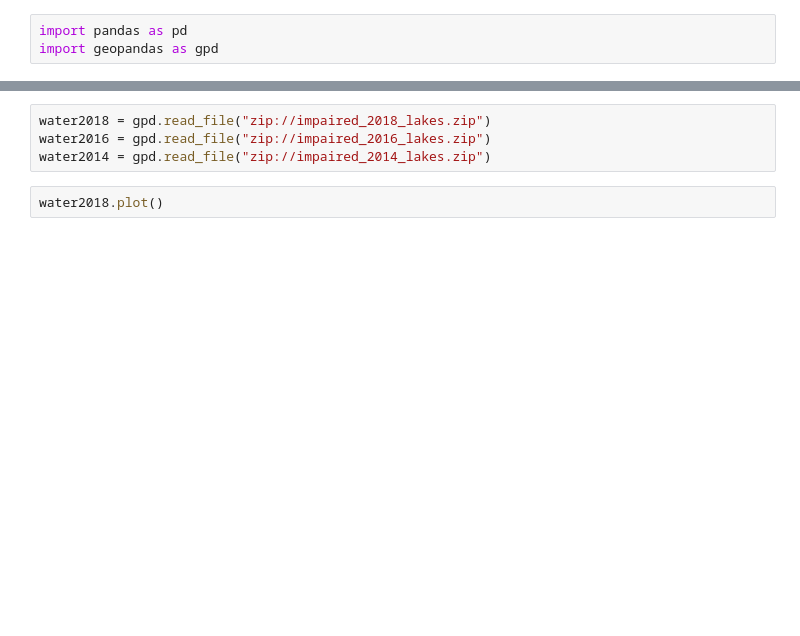
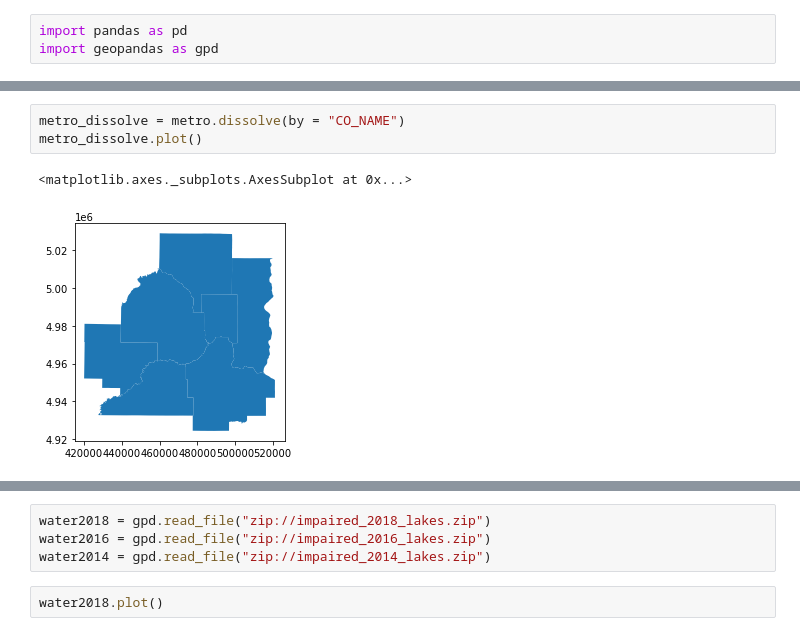
Before and after one commit to dunn96/UMN-GIS5578-Project, a Jupyter notebook: WaterDataTestNotebook.ipynb, the cells around one changed output, grey strips where cells are left out. Drawn from its saved outputs; the diff is of its cells as text; blank space fills up the shorter version.

```diff
--- a/WaterDataTestNotebook.ipynb
+++ b/WaterDataTestNotebook.ipynb
@@ -3,0 +67,6 @@ import geopandas as gpd
+# %%
+metro_dissolve = metro.dissolve(by = "CO_NAME")
+metro_dissolve.plot()
+# %% [output]
+<matplotlib.axes._subplots.AxesSubplot at 0x...>
+[figure, added]
```
Also changed, not shown: parts of 38 cells of this notebook, 1 other file.
